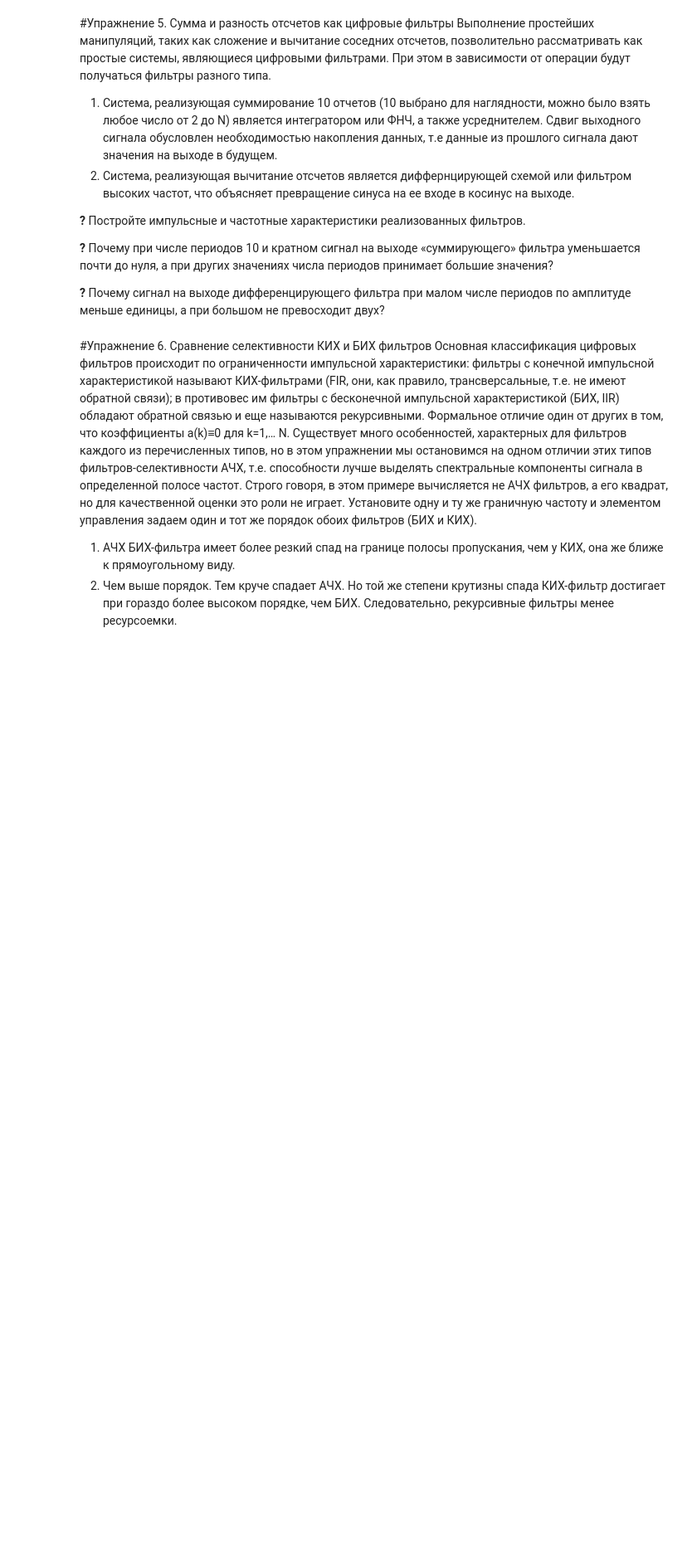
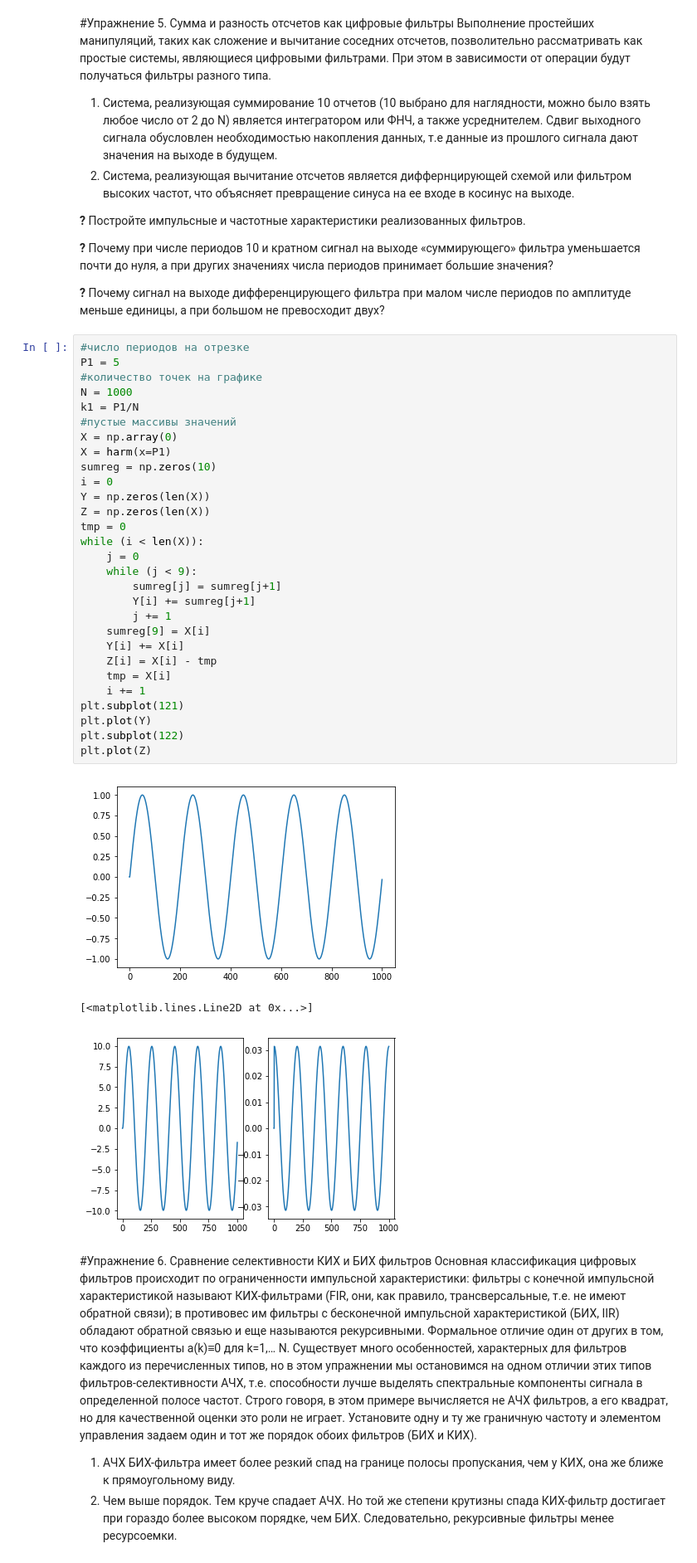
Before and after one commit to DynamicSugarcube/digital-signal-processing, a Jupyter notebook: DSP.ipynb, the cells around one changed output. Shown at 83% size. Drawn from its saved outputs; the diff is of its cells as text; blank space fills up the shorter version.

```diff
--- a/DSP.ipynb
+++ b/DSP.ipynb
@@ -239,6 +237,39 @@ plt.show()
 **?** Почему сигнал на выходе дифференцирующего фильтра при малом числе
 периодов по амплитуде меньше единицы, а при большом не превосходит
 двух?
+# %%
+#число периодов на отрезке
+P1 = 5
+#количество точек на графике
+N = 1000
+k1 = P1/N
+#пустые массивы значений
+X = np.array(0)
+X = harm(x=P1)
+sumreg = np.zeros(10)
+i = 0
+Y = np.zeros(len(X))
+Z = np.zeros(len(X))
+tmp = 0
+while (i < len(X)):
+    j = 0
+    while (j < 9):
+        sumreg[j] = sumreg[j+1]
+        Y[i] += sumreg[j+1]
+        j += 1
+    sumreg[9] = X[i]
+    Y[i] += X[i]
+    Z[i] = X[i] - tmp
+    tmp = X[i]
+    i += 1
+plt.subplot(121)
+plt.plot(Y)
+plt.subplot(122)
+plt.plot(Z)
+# %% [output]
+[figure, added]
+[<matplotlib.lines.Line2D at 0x...>]
+[figure, added]
 # %% [markdown]
 #Упражнение 6. Сравнение селективности КИХ и БИХ фильтров
 Основная классификация цифровых фильтров происходит по ограниченности импульсной характеристики: фильтры с конечной импульсной характеристикой называют КИХ-фильтрами (FIR, они, как правило, трансверсальные, т.е. не имеют обратной связи); в противовес им фильтры с бесконечной импульсной характеристикой (БИХ, IIR) обладают обратной связью и еще называются рекурсивными. Формальное отличие один от других в том, что коэффициенты a(k)≡0 для k=1,… N. Существует много особенностей, характерных для фильтров каждого из перечисленных типов, но в этом упражнении мы остановимся на одном отличии этих типов фильтров-селективности АЧХ, т.е. способности лучше выделять спектральные компоненты сигнала в определенной полосе частот.
```
Also changed, not shown: parts of 3 cells of this notebook.
